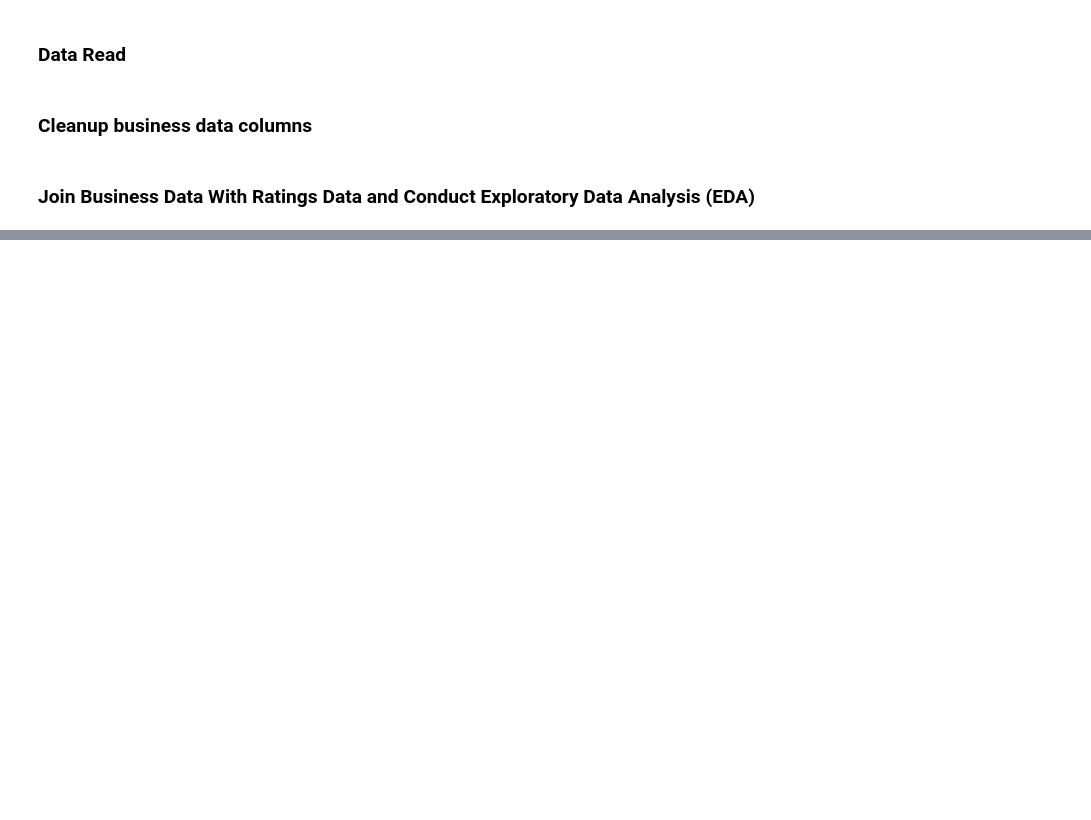
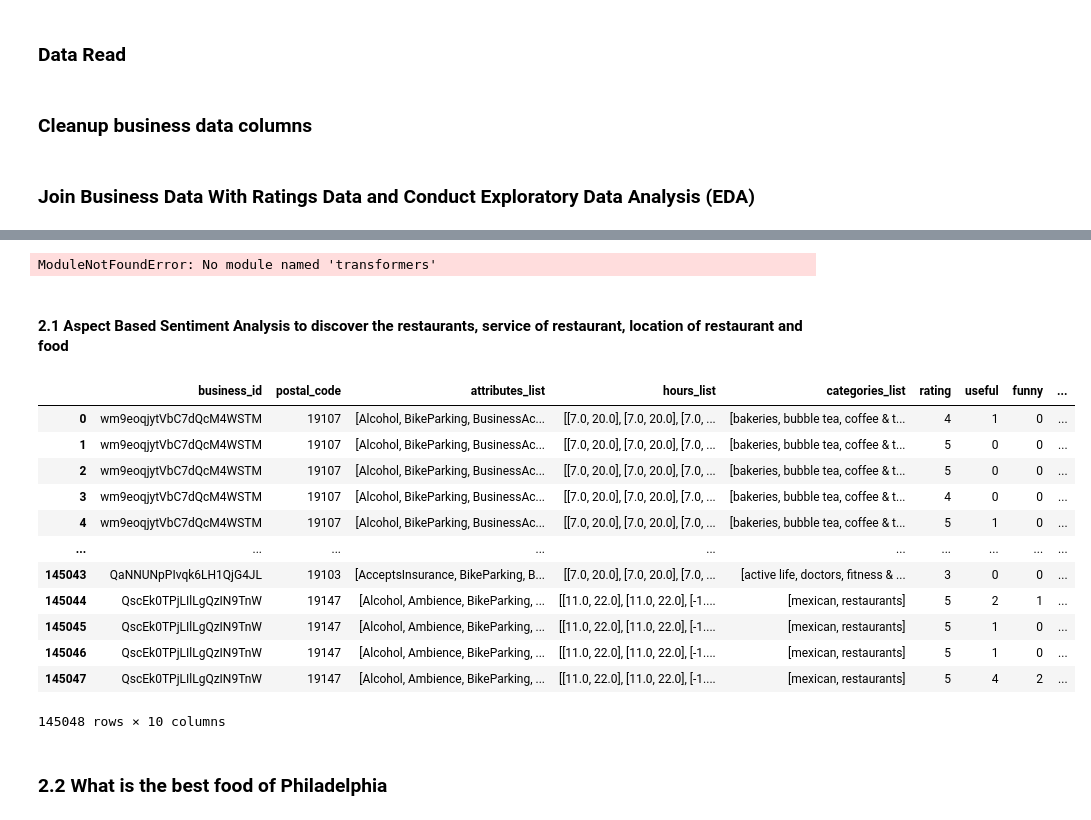
Before and after one commit to Kamiryu/nlp-customer-review-analysis, a Jupyter notebook: task_2.ipynb, the cells around one changed output, grey strips where cells are left out. Drawn from its saved outputs; the diff is of its cells as text; code cells hidden in the pictures; blank space fills up the shorter version.

```diff
--- a/task_2.ipynb
+++ b/task_2.ipynb
@@ -53,0 +101,62 @@ all_categorizes = set(np.concatenate(df_data.categories_list.values).ravel()) #d
+# %%
+import pandas as pd
+import numpy as np
+from transformers import BertTokenizer, BertModel
+import torch
+from sklearn.cluster import KMeans
+
+df_data = pd.read_parquet('data/ATML2024_Task2_PhiliBussRatings.parquet', engine='pyarrow')
+
+data = df_data[['business_id', 'categories_list']]
+data_train = data.explode('categories_list')
+
+
+
+# Load pre-trained BERT model and tokenizer
+tokenizer = BertTokenizer.from_pretrained('bert-base-uncased')
+model = BertModel.from_pretrained('bert-base-uncased')
+
+# Function to get BERT embeddings
+def get_bert_embedding(text):
+    inputs = tokenizer(text, return_tensors='pt', truncation=True, padding=True)
+    with torch.no_grad():
+        outputs = model(**inputs)
+    return outputs.last_hidden_state.mean(dim=1).squeeze().numpy()
+
+# Get embeddings for each category
+data_train['category_embedding'] = data_train['categories_list'].apply(lambda x: get_bert_embedding(x))
+
+# Prepare embeddings for clustering
+X = np.vstack(data_train['category_embedding'].values)
+
+# Perform K-Means clustering
+num_clusters = 10  # You can choose an appropriate number of clusters
+kmeans = KMeans(n_clusters=num_clusters, random_state=42)
+data_train['cluster'] = kmeans.fit_predict(X)
+
+# Display the clusters
+for cluster in range(num_clusters):
+    print(f"Cluster {cluster}:")
+    print(data_train[data_train['cluster'] == cluster]['category'].values)
+# %% [output]
+ModuleNotFoundError: No module named 'transformers'
+# %% [markdown]
+#### 2.1 Aspect Based Sentiment Analysis to discover the restaurants, service of restaurant, location of restaurant and food
+# %%
+df_data
+# %% [output]
+|  | business_id | postal_code | attributes_list | hours_list | categories_list | rating | useful | funny | ... |
+| 0 | wm9eoqjytVbC7dQcM4WSTM | 19107 | [Alcohol, BikeParking, BusinessAc... | [[7.0, 20.0], [7.0, 20.0], [7.0, ... | [bakeries, bubble tea, coffee & t... | 4 | 1 | 0 | ... |
+| 1 | wm9eoqjytVbC7dQcM4WSTM | 19107 | [Alcohol, BikeParking, BusinessAc... | [[7.0, 20.0], [7.0, 20.0], [7.0, ... | [bakeries, bubble tea, coffee & t... | 5 | 0 | 0 | ... |
+| 2 | wm9eoqjytVbC7dQcM4WSTM | 19107 | [Alcohol, BikeParking, BusinessAc... | [[7.0, 20.0], [7.0, 20.0], [7.0, ... | [bakeries, bubble tea, coffee & t... | 5 | 0 | 0 | ... |
+| 3 | wm9eoqjytVbC7dQcM4WSTM | 19107 | [Alcohol, BikeParking, BusinessAc... | [[7.0, 20.0], [7.0, 20.0], [7.0, ... | [bakeries, bubble tea, coffee & t... | 4 | 0 | 0 | ... |
+| 4 | wm9eoqjytVbC7dQcM4WSTM | 19107 | [Alcohol, BikeParking, BusinessAc... | [[7.0, 20.0], [7.0, 20.0], [7.0, ... | [bakeries, bubble tea, coffee & t... | 5 | 1 | 0 | ... |
+| ... | ... | ... | ... | ... | ... | ... | ... | ... | ... |
+| 145043 | QaNNUNpPIvqk6LH1QjG4JL | 19103 | [AcceptsInsurance, BikeParking, B... | [[7.0, 20.0], [7.0, 20.0], [7.0, ... | [active life, doctors, fitness & ... | 3 | 0 | 0 | ... |
+| 145044 | QscEk0TPjLIlLgQzIN9TnW | 19147 | [Alcohol, Ambience, BikeParking, ... | [[11.0, 22.0], [11.0, 22.0], [-1.... | [mexican, restaurants] | 5 | 2 | 1 | ... |
+| 145045 | QscEk0TPjLIlLgQzIN9TnW | 19147 | [Alcohol, Ambience, BikeParking, ... | [[11.0, 22.0], [11.0, 22.0], [-1.... | [mexican, restaurants] | 5 | 1 | 0 | ... |
+| 145046 | QscEk0TPjLIlLgQzIN9TnW | 19147 | [Alcohol, Ambience, BikeParking, ... | [[11.0, 22.0], [11.0, 22.0], [-1.... | [mexican, restaurants] | 5 | 1 | 0 | ... |
+| 145047 | QscEk0TPjLIlLgQzIN9TnW | 19147 | [Alcohol, Ambience, BikeParking, ... | [[11.0, 22.0], [11.0, 22.0], [-1.... | [mexican, restaurants] | 5 | 4 | 2 | ... |
+145048 rows × 10 columns
+# %% [markdown]
+### 2.2 What is the best food of Philadelphia
```
Also changed, not shown: parts of 20 cells of this notebook, 6 other files.
